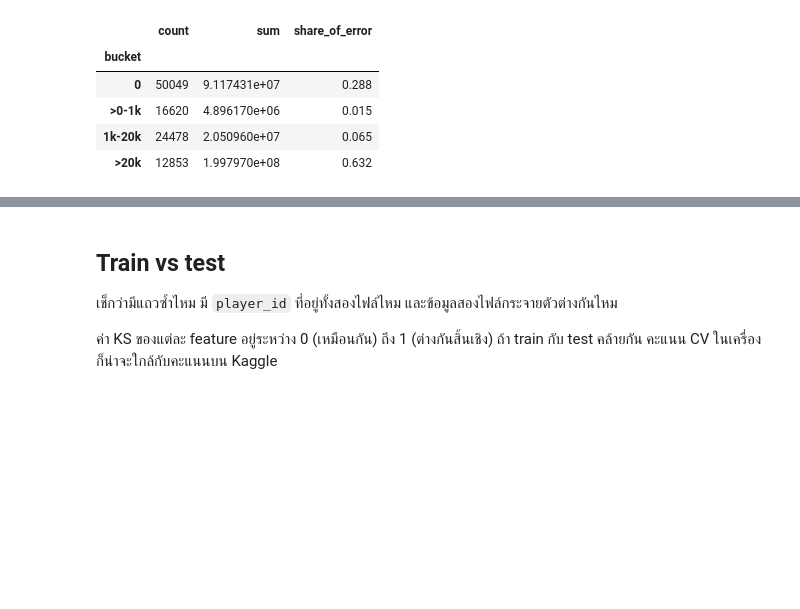
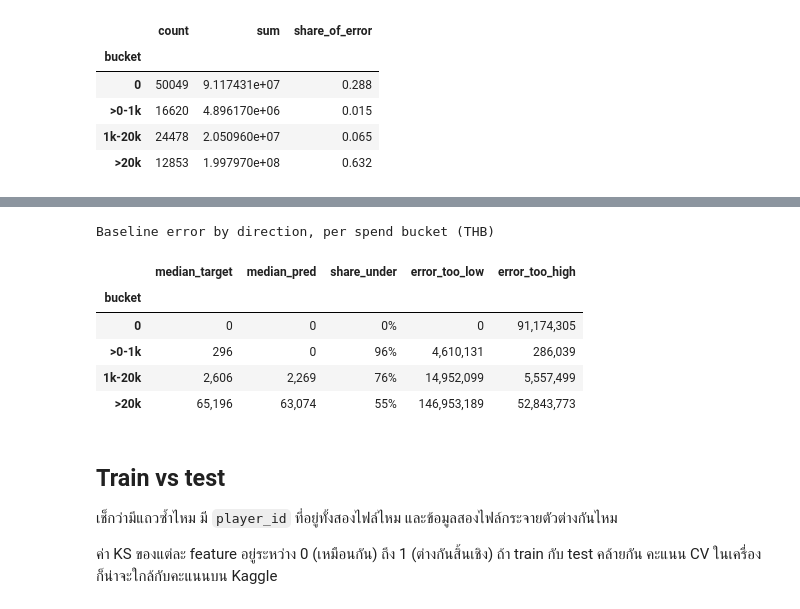
Before and after one commit to Kawi-HBLI/player-intelligence-system-cpe342, a Jupyter notebook: experiments/task3/eda.ipynb, the cells around one changed output, grey strips where cells are left out. Saved outputs shown, nothing was run; the diff lists cells and outputs as text; code cells hidden in the pictures; blank space fills up the shorter version.

```diff
--- a/experiments/task3/eda.ipynb
+++ b/experiments/task3/eda.ipynb
@@ -77,3 +82,25 @@ summary
+# %%
+o['signed'] = o['prediction'] - o['target']  # negative = predicted too low
+bias = o.groupby('bucket', observed=True).agg(
+    median_target=('target', 'median'),
+    median_pred=('prediction', 'median'),
+    share_under=('signed', lambda s: (s < 0).mean()),
+    error_too_low=('signed', lambda s: (-s).clip(lower=0).sum()),
+    error_too_high=('signed', lambda s: s.clip(lower=0).sum()),
+)
+
+(bias.style
+    .format({'median_target': '{:,.0f}', 'median_pred': '{:,.0f}', 'share_under': '{:.0%}',
+             'error_too_low': '{:,.0f}', 'error_too_high': '{:,.0f}'})
+    .set_caption('Baseline error by direction, per spend bucket (THB)'))
+# %% [output]
+Baseline error by direction, per spend bucket (THB)
+|  | median_target | median_pred | share_under | error_too_low | error_too_high |
+| bucket |  |  |  |  |  |
+| 0 | 0 | 0 | 0% | 0 | 91,174,305 |
+| >0-1k | 296 | 0 | 96% | 4,610,131 | 286,039 |
+| 1k-20k | 2,606 | 2,269 | 76% | 14,952,099 | 5,557,499 |
+| >20k | 65,196 | 63,074 | 55% | 146,953,189 | 52,843,773 |
 # %% [markdown]
 ## Train vs test
 
```
Also changed, not shown: parts of 7 cells of this notebook.
